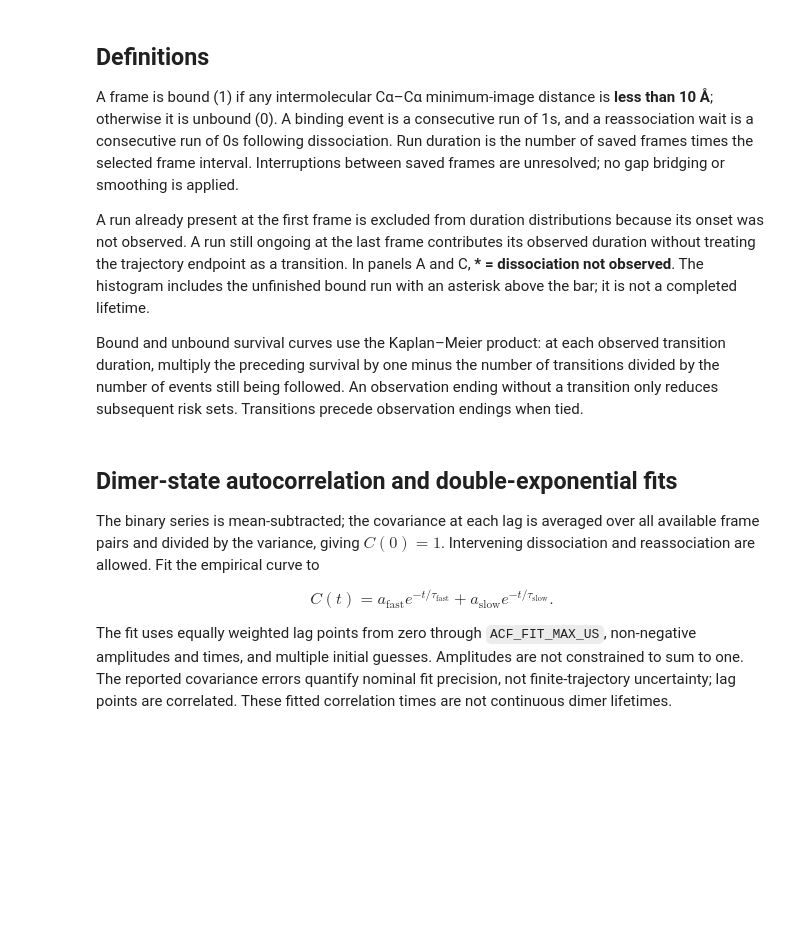
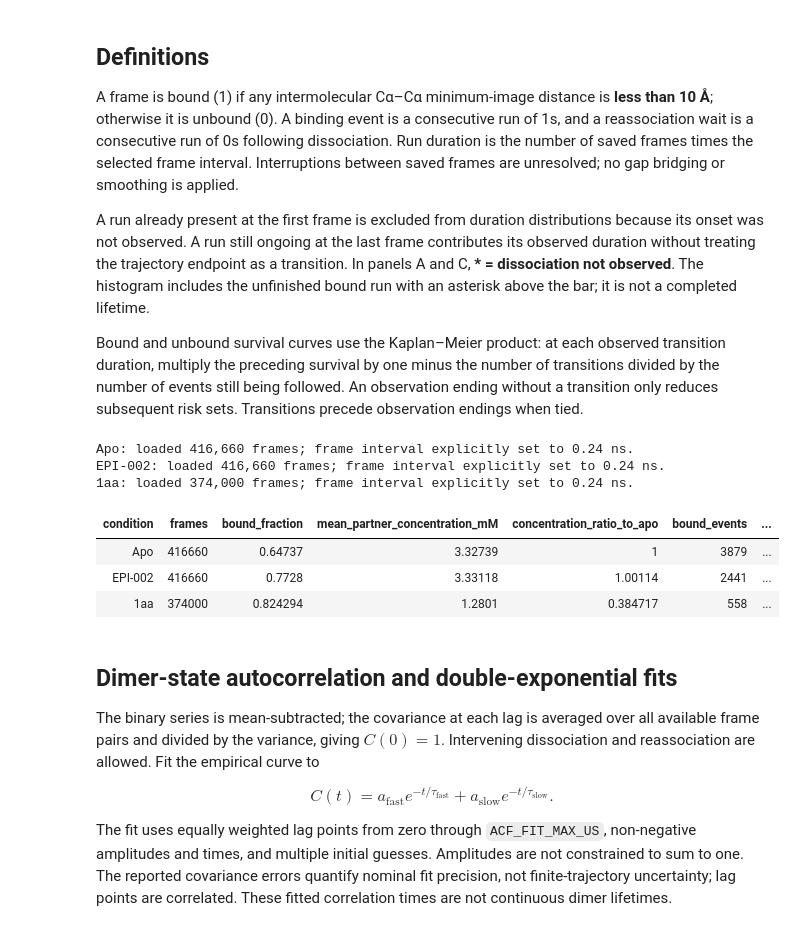
Before and after one commit to paulrobustelli/Zhu_Sisk_AR_oligomers_2025, a Jupyter notebook: dissociation_kinetics.ipynb, the cells around one changed output. Cells and saved outputs as stored; diff of their text form; code cells hidden in the pictures; blank space fills up the shorter version.

```diff
--- a/dissociation_kinetics.ipynb
+++ b/dissociation_kinetics.ipynb
@@ -70,8 +71,6 @@ def table(rows):
     display(HTML(f"<table><thead><tr>{head}</tr></thead><tbody>{body}</tbody></table>"))
 
 def resolve_file(filename):
-    if filename is None:
-        raise ValueError("Set all SYSTEMS trajectory paths to the full-resolution 0.24-ns files before running.")
     path = Path(filename)
     if path.is_absolute():
         choices = [path]
@@ -143,33 +142,41 @@ for config in SYSTEMS:
     concentration = 1.0/(AVOGADRO*volume*1e-24)  # nm³ to litres; one available partner.
     events = episode_runs(bound, concentration)
     centered = bound.astype(float)-bound.mean()
     variance = np.mean(centered**2)
     if variance == 0:
         raise ValueError(f"{config['name']}: constant association state; normalized ACF is undefined.")
     acf = correlate(centered,centered,mode="full",method="fft")[len(bound)-1:]
     acf /= np.arange(len(bound),0,-1)*variance
     lag = np.arange(len(bound))*DT_US
     eligible = [e for e in events if not e["initial_run"]]
     results[config["name"]] = dict(config=config, bound=bound, distance_nm=distances,
                                    volume_nm3=volume, concentration_M=concentration,
                                    events=eligible, all_events=events, acf=acf, lag_us=lag)
     all_events.extend(dict(condition=config["name"],**e) for e in events)
     np.savez_compressed(OUTPUT_DIR/f"{config['name']}_frame_states.npz",bound=bound,
                         min_CA_nm=distances,volume_nm3=volume,partner_concentration_M=concentration)
     print(f"{config['name']}: loaded {len(bound):,} frames; frame interval explicitly set to {FRAME_INTERVAL_NS:g} ns.")
 save_rows("events.csv", all_events)
 reference_concentration = float(results["Apo"]["concentration_M"].mean())
 summary = []
 for name,r in results.items():
     b=[e for e in r["events"] if e["state"]=="bound"]
     u=[e for e in r["events"] if e["state"]=="unbound"]
     summary.append(dict(condition=name,frames=len(r["bound"]),bound_fraction=float(r["bound"].mean()),
                         mean_partner_concentration_mM=float(r["concentration_M"].mean()*1000),
                         concentration_ratio_to_apo=float(r["concentration_M"].mean()/reference_concentration),
                         bound_events=len(b),dissociations_observed=sum(e["transition_observed"] for e in b),
                         unbound_events=len(u),reassociations_observed=sum(e["transition_observed"] for e in u)))
 table(summary)
 save_rows("summary.csv",summary)
+# %% [output]
+Apo: loaded 416,660 frames; frame interval explicitly set to 0.24 ns.
+EPI-002: loaded 416,660 frames; frame interval explicitly set to 0.24 ns.
+1aa: loaded 374,000 frames; frame interval explicitly set to 0.24 ns.
+| condition | frames | bound_fraction | mean_partner_concentration_mM | concentration_ratio_to_apo | bound_events | ... |
+| Apo | 416660 | 0.64737 | 3.32739 | 1 | 3879 | ... |
+| EPI-002 | 416660 | 0.7728 | 3.33118 | 1.00114 | 2441 | ... |
+| 1aa | 374000 | 0.824294 | 1.2801 | 0.384717 | 558 | ... |
 # %% [markdown]
 ## Dimer-state autocorrelation and double-exponential fits
 The binary series is mean-subtracted; the covariance at each lag is averaged over all available frame pairs and divided by the variance, giving $C(0)=1$. Intervening dissociation and reassociation are allowed. Fit the empirical curve to
```
Also changed, not shown: parts of 6 cells of this notebook, 5 other files.
